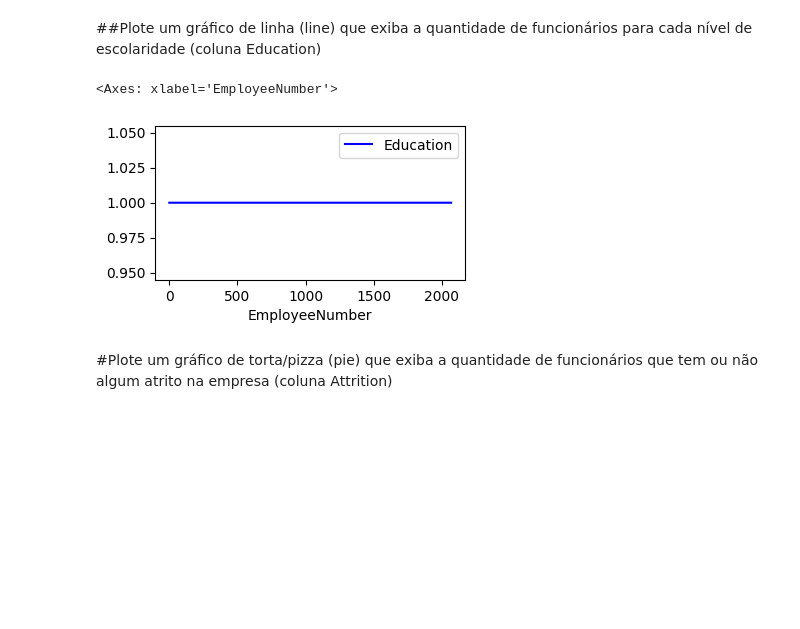
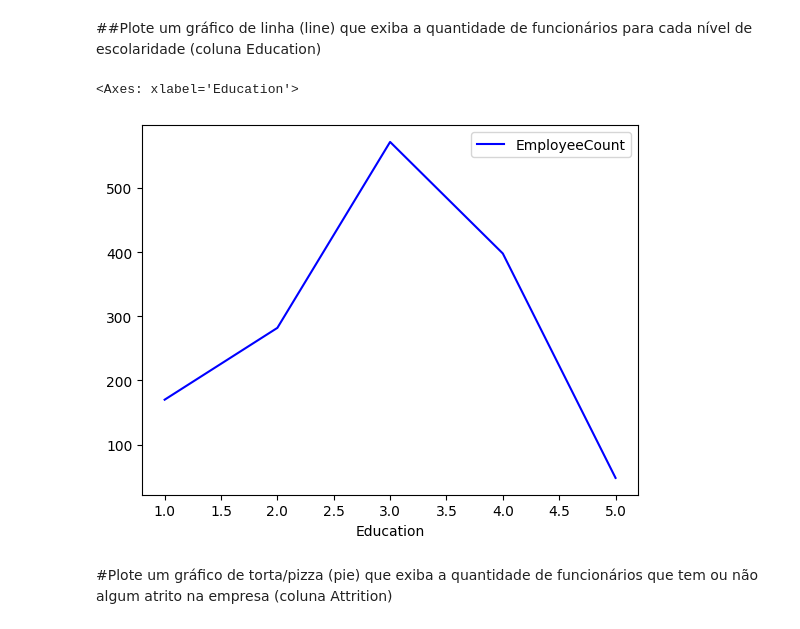
Before and after one commit to Lukzlourenco/DESAFIO-FS-BDBI, a Jupyter notebook: DESAFIO_PHYTON_FS.ipynb, the cells around one changed output. Cells and saved outputs as stored; diff of their text form; code cells hidden in the pictures; blank space fills up the shorter version.

```diff
--- a/DESAFIO_PHYTON_FS.ipynb
+++ b/DESAFIO_PHYTON_FS.ipynb
@@ -148,10 +148,10 @@ counts = df.groupby('Education').count()['EmployeeNumber']
 # %%
-df3 = df.groupby('EmployeeNumber') [['Education']].count()
+df3 = df.groupby('Education') [['EmployeeCount']].count()
 # %%
-df3.plot(kind='line', figsize=(4,2), color='b')
+df3.plot(kind='line',  color='b')
 # %% [output]
-<Axes: xlabel='EmployeeNumber'>
+<Axes: xlabel='Education'>
-[figure, old version]
+[figure, new version]
 # %% [markdown]
 #Plote um gráfico de torta/pizza (pie) que exiba a quantidade de funcionários que tem ou não algum atrito na empresa (coluna Attrition)
 # %%
```
Also changed, not shown: parts of 4 cells of this notebook.
